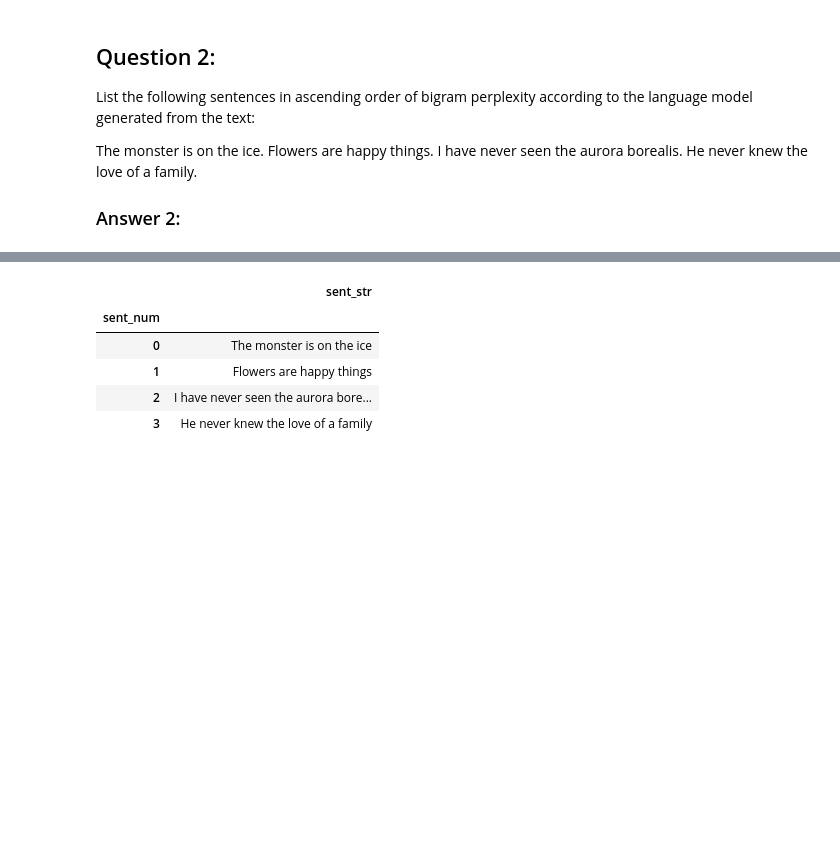
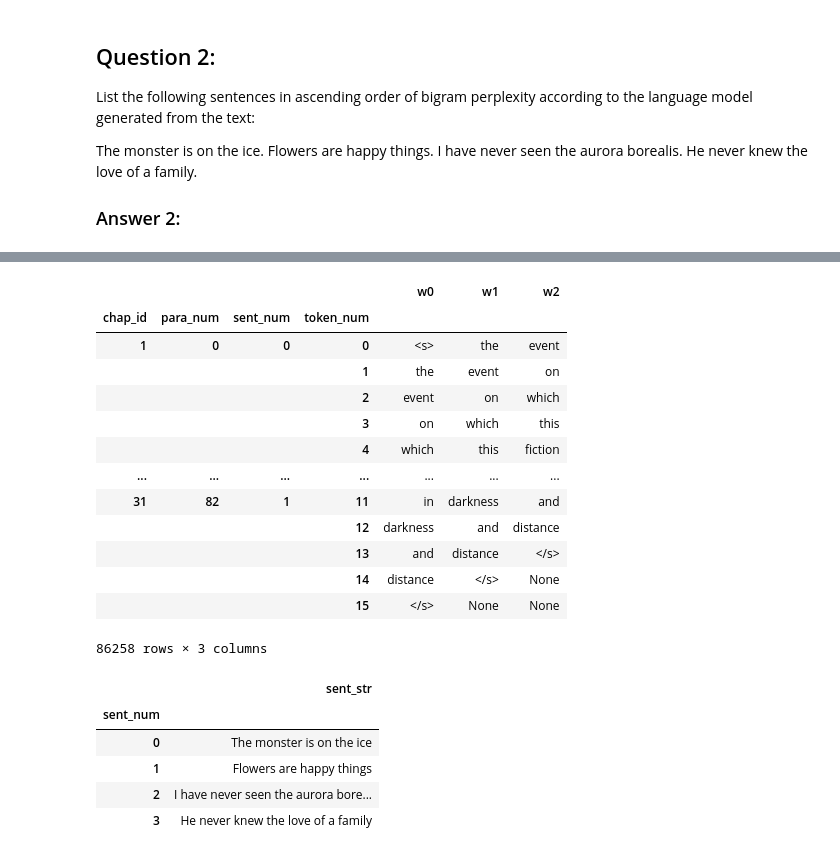
Before and after one commit to rlipps/DS5001-2024-01-R, a Jupyter notebook: lessons/M03_LanguageModels/M03_HW03.ipynb, the cells around one changed output, grey strips where cells are left out. Drawn from its saved outputs; the diff is of its cells as text; code cells hidden in the pictures; blank space fills up the shorter version.

```diff
--- a/lessons/M03_LanguageModels/M03_HW03.ipynb
+++ b/lessons/M03_LanguageModels/M03_HW03.ipynb
@@ -231,0 +276,3 @@ He never knew the love of a family.
+# %%
+TOKENS['modified_term_str'] = TOKENS.term_str.map(VOCAB.modified_term_str)
+TOKENS.loc[TOKENS['modified_term_str'] == '<UNK>']
@@ -231,0 +292,12 @@ He never knew the love of a family.
+# %%
+def token_to_padded(token, grouper=['sent_num'], term_str='term_str'):
+    ohco = token.index.names # We preserve these since they get lost in the shuffle
+    padded = token.groupby(grouper)\
+        .apply(lambda x: '<s> ' + ' '.join(x[term_str]) + ' </s>')\
+        .apply(lambda x: pd.Series(x.split()))\
+        .stack().to_frame('term_str')
+    padded.index.names = ohco
+    return padded
+# %%
+PADDED = token_to_padded(TOKENS, grouper=OHCO[:3], term_str='modified_term_str')
+PADDED
@@ -231,0 +335,18 @@ He never knew the love of a family.
+# %%
+NGRAMS = padded_to_ngrams(PADDED, OHCO[:3], ngrams)
+NGRAMS
+# %% [output]
+|  |  |  |  | w0 | w1 | w2 |
+| chap_id | para_num | sent_num | token_num |  |  |  |
+| 1 | 0 | 0 | 0 | <s> | the | event |
+|  |  |  | 1 | the | event | on |
+|  |  |  | 2 | event | on | which |
+|  |  |  | 3 | on | which | this |
+|  |  |  | 4 | which | this | fiction |
+| ... | ... | ... | ... | ... | ... | ... |
+| 31 | 82 | 1 | 11 | in | darkness | and |
+|  |  |  | 12 | darkness | and | distance |
+|  |  |  | 13 | and | distance | </s> |
+|  |  |  | 14 | distance | </s> | None |
+|  |  |  | 15 | </s> | None | None |
+86258 rows × 3 columns
```
Also changed, not shown: parts of 41 cells of this notebook.
